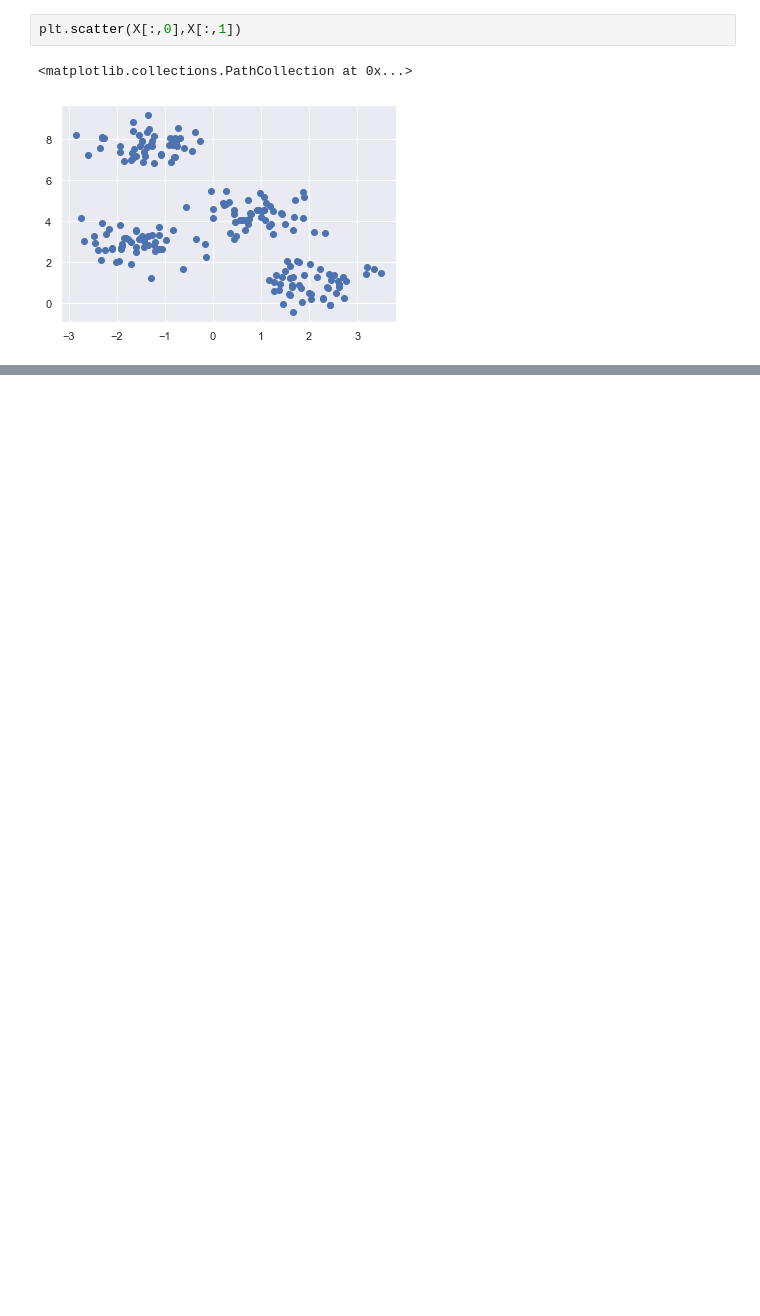
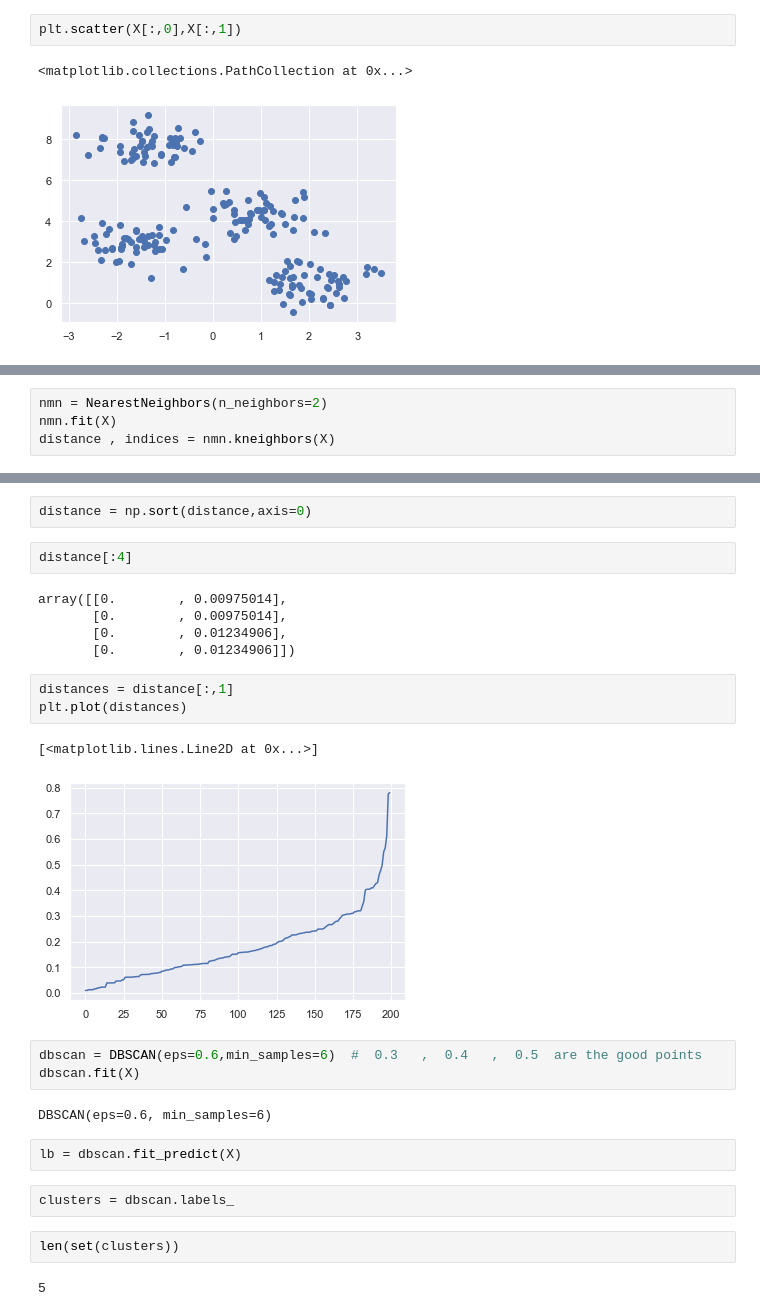
Before and after one commit to Pritush09/ALL-Machine-Learning-Algorithims, a Jupyter notebook: DBScan Algorithim UD/DBScan Sklearn .ipynb, the cells around one changed output, grey strips where cells are left out. Saved outputs shown, nothing was run; the diff lists cells and outputs as text; blank space fills up the shorter version.

```diff
--- a/DBScan Algorithim UD/DBScan Sklearn .ipynb
+++ b/DBScan Algorithim UD/DBScan Sklearn .ipynb
@@ -72,0 +99,4 @@ plt.scatter(X[:,0],X[:,1])
+# %%
+nmn = NearestNeighbors(n_neighbors=2)
+nmn.fit(X)
+distance , indices = nmn.kneighbors(X)
@@ -72,0 +117,28 @@ plt.scatter(X[:,0],X[:,1])
+# %%
+distance = np.sort(distance,axis=0)
+# %%
+distance[:4]
+# %% [output]
+array([[0.        , 0.00975014],
+       [0.        , 0.00975014],
+       [0.        , 0.01234906],
+       [0.        , 0.01234906]])
+# %%
+distances = distance[:,1]
+plt.plot(distances)
+# %% [output]
+[<matplotlib.lines.Line2D at 0x...>]
+[figure, added]
+# %%
+dbscan = DBSCAN(eps=0.6,min_samples=6)  #  0.3   ,  0.4   ,  0.5  are the good points
+dbscan.fit(X)
+# %% [output]
+DBSCAN(eps=0.6, min_samples=6)
+# %%
+lb = dbscan.fit_predict(X)
+# %%
+clusters = dbscan.labels_
+# %%
+len(set(clusters))
+# %% [output]
+5
```
Also changed, not shown: parts of 10 cells of this notebook.
